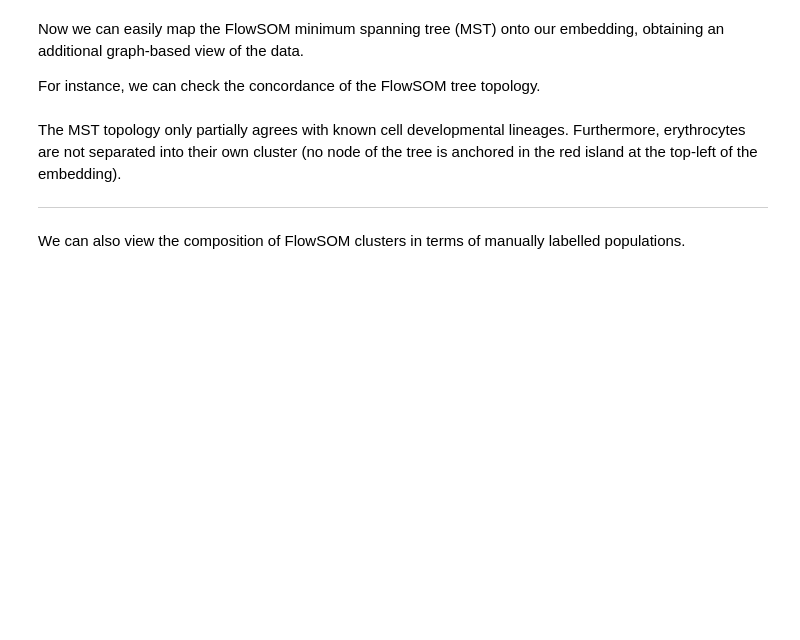
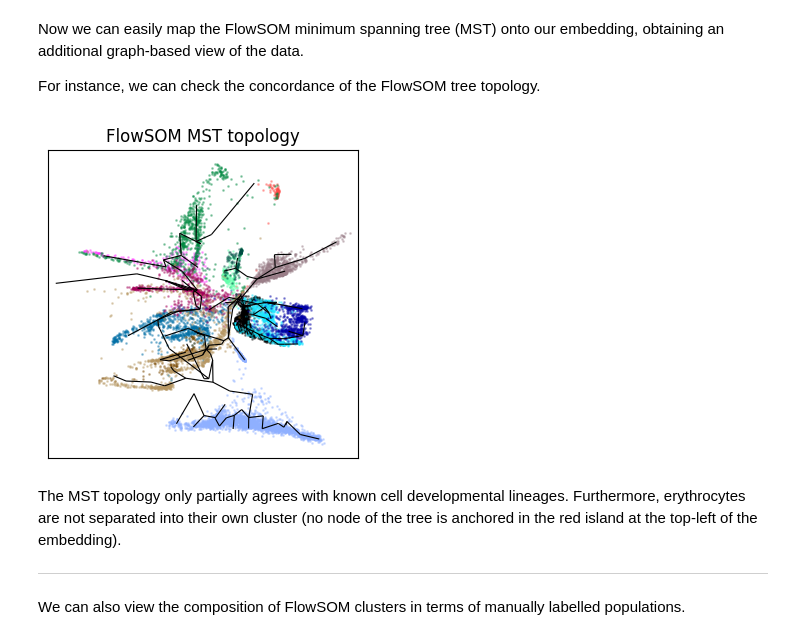
Before and after one commit to saeyslab/ViVAE, a Jupyter notebook: tutorials/example_scrnaseq.ipynb, the cells around one changed output. Drawn from its saved outputs; the diff is of its cells as text; code cells hidden in the pictures; blank space fills up the shorter version.

```diff
--- a/tutorials/example_scrnaseq.ipynb
+++ b/tutorials/example_scrnaseq.ipynb
@@ -323,12 +348,14 @@ Now we can easily map the FlowSOM minimum spanning tree (MST) onto our embedding
 
 For instance, we can check the concordance of the FlowSOM tree topology.
 # %%
-fig, ax = ViVAE.plot_embedding(embedding=emb, labels=labs, s=1., fsom=fsom, dr_model=model, fsom_show_nodes=False, show=False)
+fig, ax = vv.plot_embedding(embedding=emb, labels=labs, s=1., fsom=fsom, dr_model=model, fsom_show_nodes=False, show=False)
 ax.get_legend().remove()
 ax.set_title('FlowSOM MST topology')
 fig.set_figheight(4)
 fig.set_figwidth(4)
 fig
+# %% [output]
+[figure, added]
 # %% [markdown]
 The MST topology only partially agrees with known cell developmental lineages.
 Furthermore, erythrocytes are not separated into their own cluster (no node of the tree is anchored in the red island at the top-left of the embedding).
```
Also changed, not shown: parts of 37 cells of this notebook, 11 other files.
